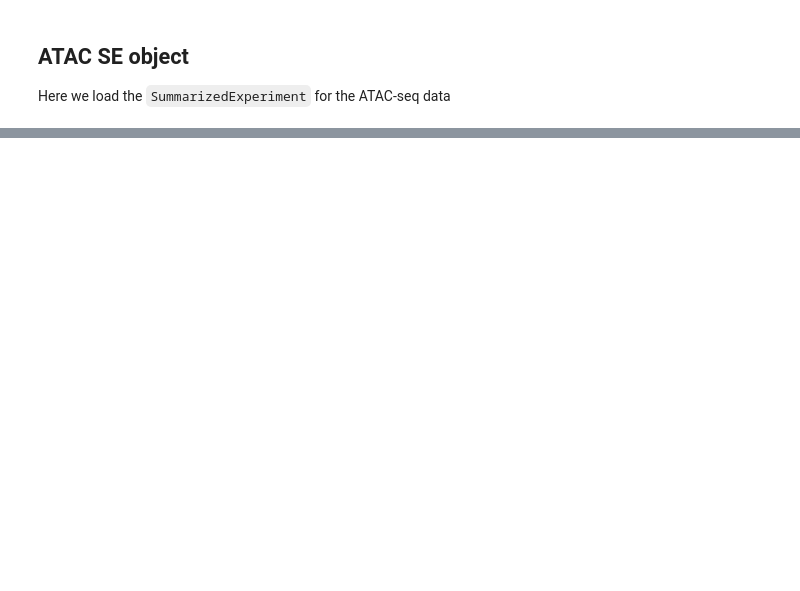
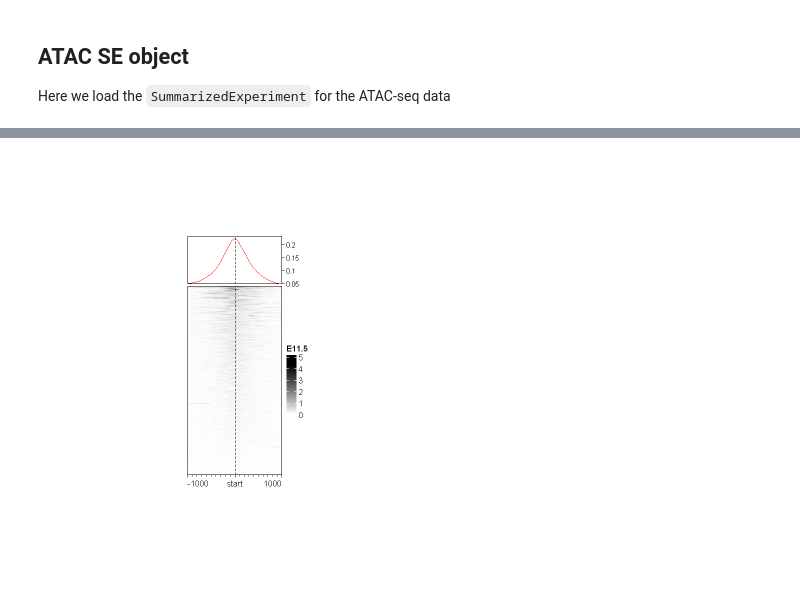
Before and after one commit to sbwiecko/biology-informed-multiomics-training, a Jupyter notebook: notebooks/02-atac_heatmaps.ipynb, the cells around one changed output, grey strips where cells are left out. Cells and saved outputs as stored; diff of their text form; code cells hidden in the pictures; blank space fills up the shorter version.

```diff
--- a/notebooks/02-atac_heatmaps.ipynb
+++ b/notebooks/02-atac_heatmaps.ipynb
@@ -468,0 +426,11 @@ draw(anno_an_df + eh_11h + eh_15h, split = split_anno_dir, merge_legend = TRUE)
+# %%
+EnrichedHeatmap(
+  mat = mat_AS$ATAC_11half,       # normalized matrix
+  name = "E11.5",                 # Name for the plot
+  # col = c("yellow", "black"),   # Colors for low to high values
+  col = c("#ffffff", "black"),  # Colors for low to high values
+  width = unit(4, "cm"),          # Width of the heatmap
+  height = unit(8, "cm")          # Height of the heatmap
+)
+# %% [output]
+[figure, added]
```
Also changed, not shown: parts of 122 cells of this notebook, 1 other file.
